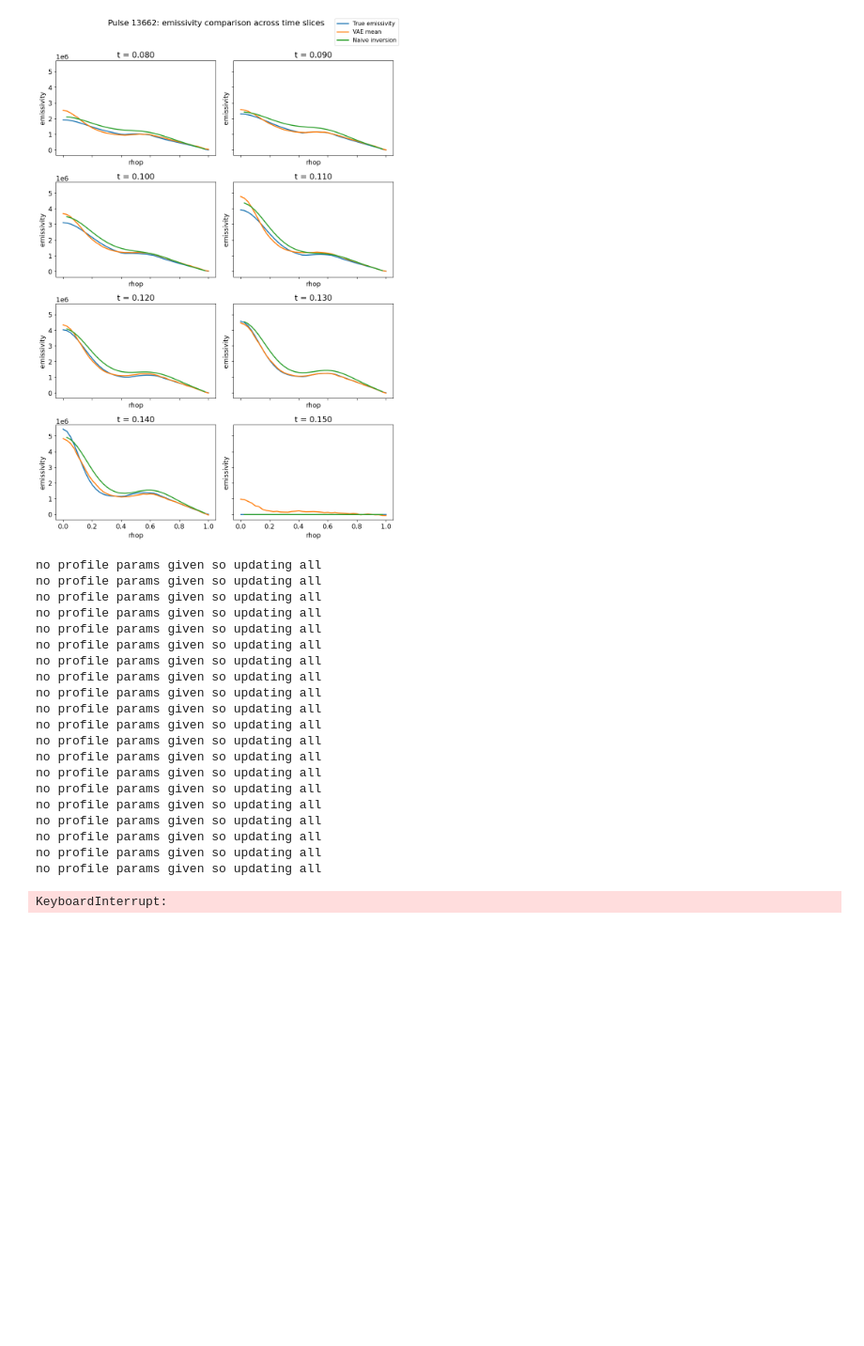
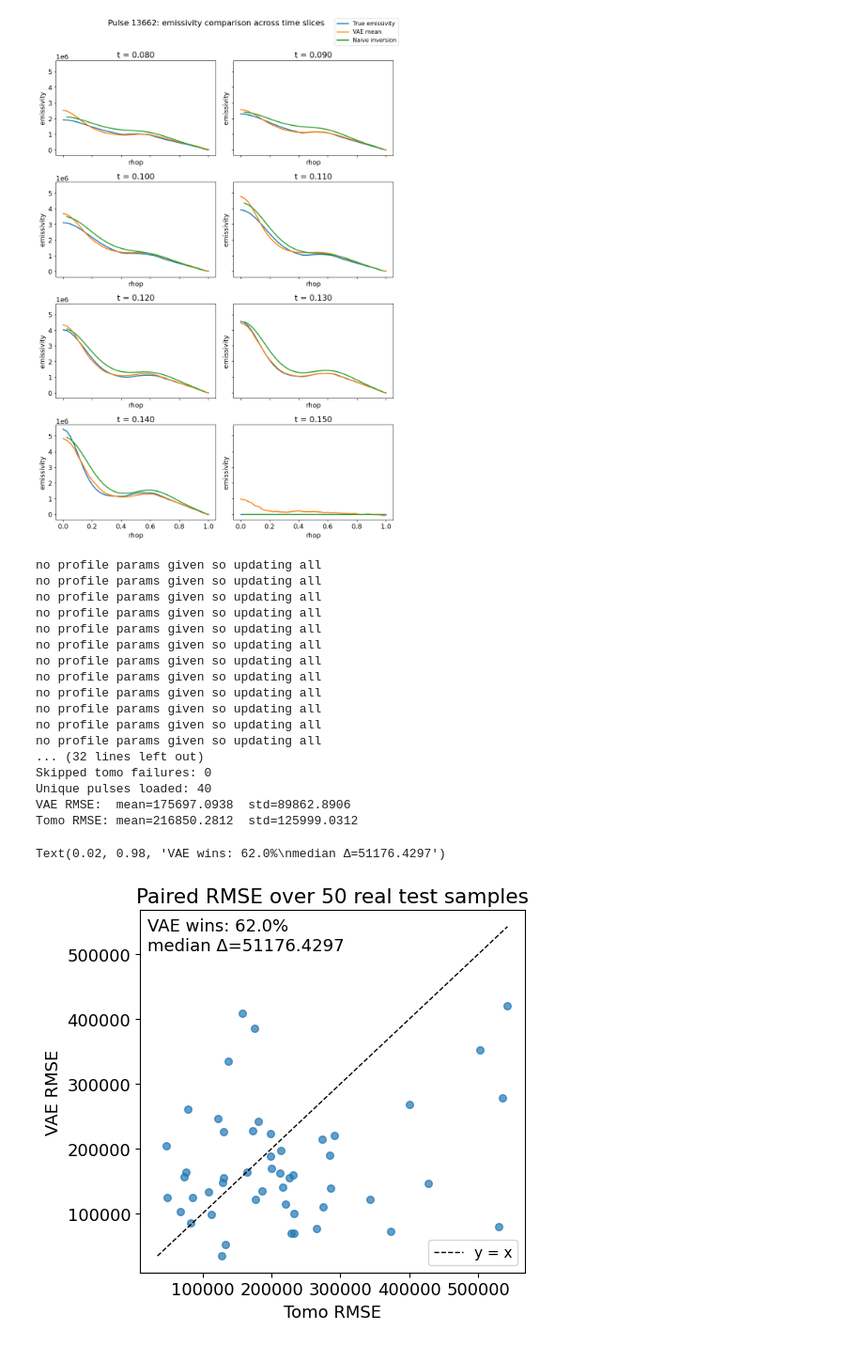
Before and after one commit to indica-mcf/Indica, a Jupyter notebook: indica/workflows/los_bolometry_surrogate_frame.ipynb, the cells around one changed output. Shown at 94% size. Drawn from its saved outputs; the diff is of its cells as text; code cells hidden in the pictures; blank space fills up the shorter version.

```diff
--- a/indica/workflows/los_bolometry_surrogate_frame.ipynb
+++ b/indica/workflows/los_bolometry_surrogate_frame.ipynb
@@ -970,7 +970,7 @@ import torch
 
 K = 50
 min_valid_channels_required = 4
-max_test_samples = 40  # e.g. set to 100 for a quick run
+max_test_samples = 50  # e.g. set to 100 for a quick run
 
 # Resolve base dataset and test indices from earlier split
 if 'testsplit' in globals() and hasattr(testsplit, 'indices') and hasattr(testsplit, 'dataset'):
@@ -1117,40 +1117,38 @@ mn = min(tomo_rmse.min(), vae_rmse.min())
 mx = max(tomo_rmse.max(), vae_rmse.max())
 plt.plot([mn, mx], [mn, mx], 'k--', linewidth=1, label='y = x')
 plt.xlabel('Tomo RMSE')
 plt.ylabel('VAE RMSE')
 plt.title(f'Paired RMSE over {len(vae_rmse)} real test samples')
 plt.legend()
 plt.tight_layout()
 
 delta = tomo_rmse - vae_rmse
 win_rate = 100.0 * np.mean(delta > 0)
 plt.gca().text(
     0.02,
     0.98,
     f'VAE wins: {win_rate:.1f}%\nmedian Δ={np.median(delta):.4f}',
     transform=plt.gca().transAxes,
     va='top',
 )
 # %% [output]
 no profile params given so updating all
 no profile params given so updating all
 no profile params given so updating all
 no profile params given so updating all
 no profile params given so updating all
 no profile params given so updating all
 no profile params given so updating all
 no profile params given so updating all
 no profile params given so updating all
 no profile params given so updating all
 no profile params given so updating all
 no profile params given so updating all
-no profile params given so updating all
-no profile params given so updating all
-no profile params given so updating all
-no profile params given so updating all
-no profile params given so updating all
-no profile params given so updating all
-no profile params given so updating all
-no profile params given so updating all
+... (32 lines left out)
+Skipped tomo failures: 0
+Unique pulses loaded: 40
+VAE RMSE:  mean=175697.0938  std=89862.8906
+Tomo RMSE: mean=216850.2812  std=125999.0312
-KeyboardInterrupt:
+Text(0.02, 0.98, 'VAE wins: 62.0%\nmedian Δ=51176.4297')
+[figure, added]
 # %%
```
Also changed, not shown: parts of 2 cells of this notebook.
